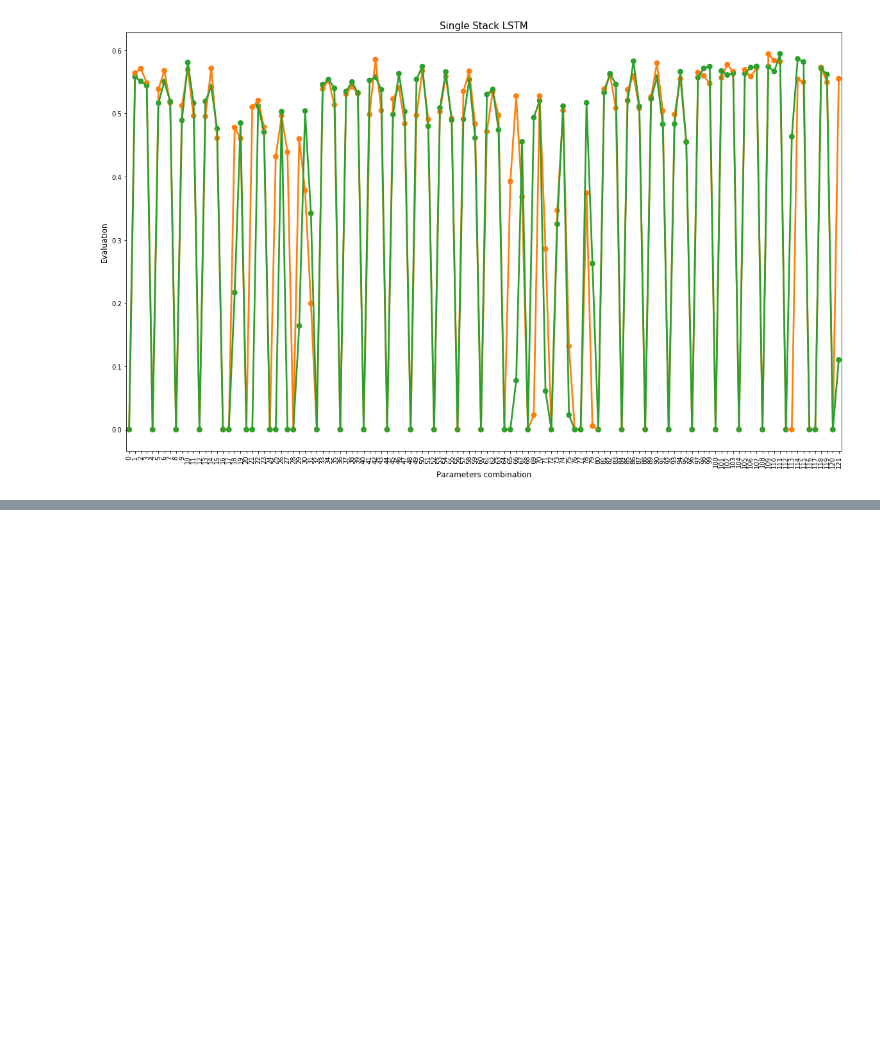
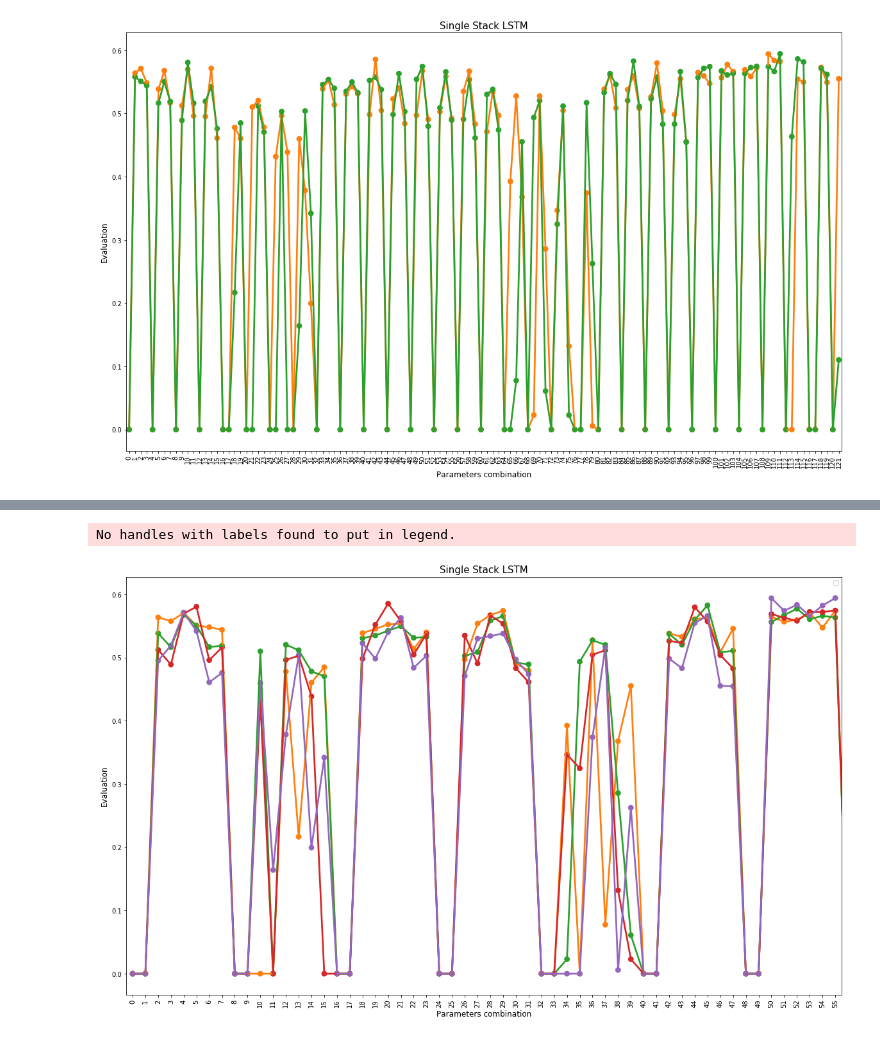
Before and after one commit to alanzhang88/SONegativeCommentDetection, a Jupyter notebook: dataExploration/prediction_evalution.ipynb, the cells around one changed output, grey strips where cells are left out. Drawn from its saved outputs; the diff is of its cells as text; code cells hidden in the pictures; blank space fills up the shorter version.

```diff
--- a/dataExploration/prediction_evalution.ipynb
+++ b/dataExploration/prediction_evalution.ipynb
@@ -76,0 +215,41 @@ plt.show()
+# %%
+drop1 = []
+drop2 = []
+drop3 = []
+drop4 = []
+with open("parameters_temp_1stack.json") as jsondata:
+    data = json.load(jsondata)
+    for d in data:
+        if data[d]['drop'] == 0.0:
+            drop1.append(data[d]['fbeta_score'])
+        elif data[d]['drop'] == 0.1:
+            drop2.append(data[d]['fbeta_score'])
+        elif data[d]['drop'] == 0.25:
+            drop3.append(data[d]['fbeta_score'])
+        elif data[d]['drop'] == 0.5:
+            drop4.append(data[d]['fbeta_score'])
+# %%
+x1 = list(range(len(drop1)))
+x2 = list(range(len(drop2)))
+x3 = list(range(len(drop3)))
+x4 = list(range(len(drop4)))
+
+# print(x)
+plt.figure(figsize=(20,12))
+
+sns.pointplot(x1, drop1, alpha=0.1, color=color[1], label = "0.0")
+sns.pointplot(x2, drop2, alpha=0.2, color=color[2],label = "0.1")
+sns.pointplot(x3, drop3, alpha=0.1, color=color[3], label = "0.25")
+sns.pointplot(x4, drop4, alpha=0.2, color=color[4], label = "0.5")
+
+# sns.pointplot(x, y4, alpha=0.4, color=color[6])
+
+plt.ylabel('Evaluation', fontsize=12)
+plt.xlabel('Parameters combination', fontsize=12)
+plt.title("Single Stack LSTM", fontsize=15)
+plt.xticks(rotation='vertical')
+plt.legend()
+plt.show()
+# %% [output]
+No handles with labels found to put in legend.
+[figure, added]
```
Also changed, not shown: parts of 9 cells of this notebook, 3 other files.
